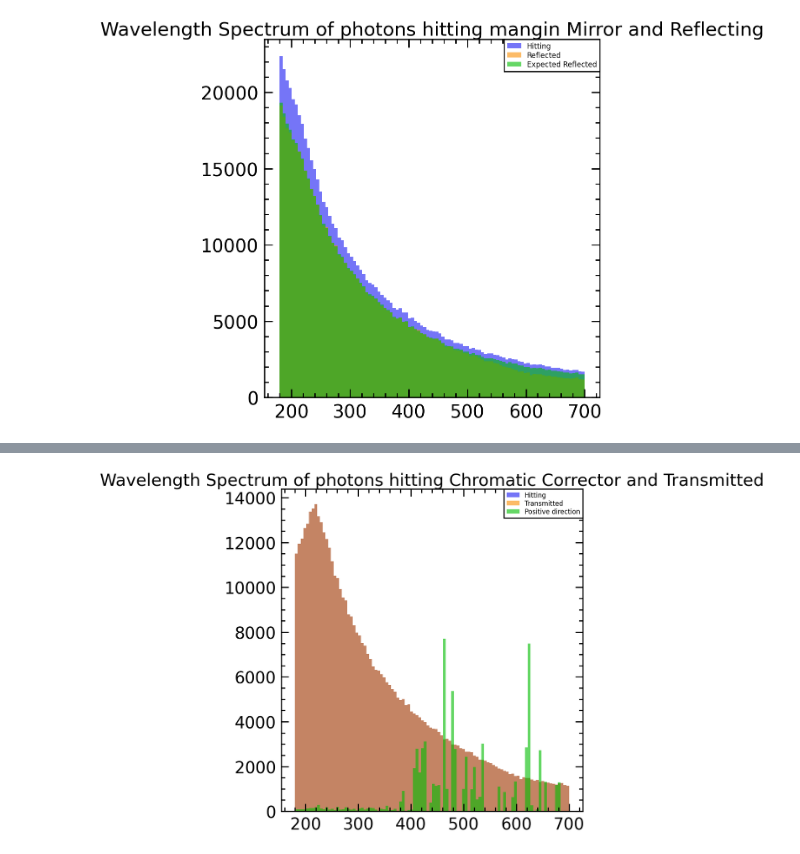
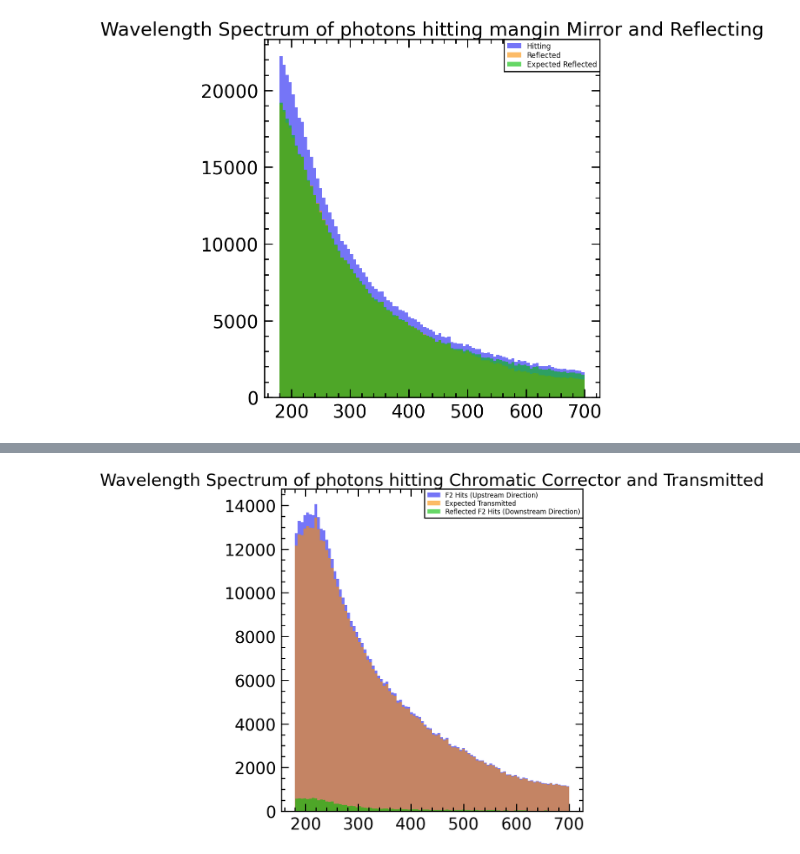
Before and after one commit to SandersJack/NA62_CEDARH_Handbook, a Jupyter notebook: CEDAR_Handbook.ipynb, the cells around one changed output, grey strips where cells are left out. Saved outputs shown, nothing was run; the diff lists cells and outputs as text; code cells hidden in the pictures.

```diff
--- a/CEDAR_Handbook.ipynb
+++ b/CEDAR_Handbook.ipynb
@@ -13,7 +13,7 @@ importlib.reload(Cpm)
 # %% [output]
 <module 'CEDAR_Parameters' from 'c:\\Users\\sande\\Documents\\Coding\\NA62_CEDARH_Handbook\\CEDAR_Parameters.py'>
 # %%
-filename = "Cedar_data/data.F1.2.txt"
+filename = "Cedar_data/data.comb.3.txt"
 verbose_level = 1 # 0 no printout, 1 printout to console, 2 printout to text file
 CEDARH = Cpm.CEDARH()
 print("!")
@@ -67,6 +67,9 @@ crom_F1_trans = []
 crom_F1_for = []
 crom_F1_tran_for = []
 crom_F1_refl = []
+
+crom_F2_hit = []
+crom_F2_refl = []
 
 
 angle  = []
@@ -111,6 +114,9 @@ for t in range(len(events)):
     mang = 0
     mang_L = 0
     mang_p = 0
+
+    prevfinvol = ""
+    prev_prevvol = ""
 
     print(t)
     print("Events: " + str(int(events[t][0][5])+1))
@@ -173,14 +179,17 @@ for t in range(len(events)):
         if prevol == "CedarChromaticF1Surface" and finvol == "CedarChromaticCorrector":
             crom_F1_for.append(ELConvert(e*1e6)*1e3)
 
-        if prevol == "CedarRadiatorGas" and finvol == "CedarChromaticF1Surface":
-            crom_F1_tran_for.append(ELConvert(e*1e6)*1e3)
-
         if prevol == "CedarChromaticF1Surface" and finvol == "CedarRadiatorGas":
             crom_F1_trans.append(ELConvert(e*1e6)*1e3)
 
-        if prevol == "CedarChromaticF1Surface" and finvol == "CedarChromaticCorrector" and prev_prevvol == "CedarChromaticCorrector" and prevfinvol == "CedarChromaticF1Surface":
+        if prev_prevvol == "CedarChromaticF1Surface" and prevfinvol == "CedarChromaticCorrector" and prevol == "CedarChromaticCorrector" and finvol == "CedarChromaticF1Surface":
             crom_F1_refl.append(ELConvert(e*1e6)*1e3)
+
+        if prevol == "CedarRadiatorGas" and finvol == "CedarChromaticF2Surface":
+            crom_F2_hit.append(ELConvert(e*1e6)*1e3)
+
+        if prev_prevvol == "CedarChromaticF2Surface" and prevfinvol == "CedarChromaticCorrector" and prevol == "CedarChromaticCorrector" and finvol == "CedarChromaticF2Surface":
+            crom_F2_refl.append(ELConvert(e*1e6)*1e3)
 
         ###############################################################################
         ##                              -------------------                          ##
@@ -440,23 +460,18 @@ plt.show()
 # %%
-diff = counts2 - counts2_p
-diff_t = counts2_ - counts2_tp
+fig02_4, ax02_4 = plt.subplots(1, 1, figsize=(10, 10))
+counts4, bins4, bars4 = ax02_4.hist(crom_F2_hit,bins=100,label="F2 Hits (Upstream Direction)",alpha=0.6)
 
-diff_for = counts2_p - counts2_tp
 
-fig02_22, ax02_22 = plt.subplots(1, 1, figsize=(10, 10))
-counts22, bins22, bars22 = ax02_22.hist(bins2[:-1],bins2,weights=diff,label="Hitting",alpha=0.6)
-counts22_, bins22_, bars22_ = ax02_22.hist(bins2[:-1],bins2,weights=diff_t,label="Transmitted",alpha=0.6)
+cromexpected = []
+for i in range(len(counts4)):
+    ncounts = counts4[i]*(1-CEDARH.ChromaticCorrectorF2Reflectivity(bins4[i]))
+    for t in range(int(ncounts)):
+        cromexpected.append(bins4[i])
 
-#cromexpected = []
-#for i in range(len(counts2)):
-#    ncounts = counts2[i]*(1-CEDARH.ChromaticCorrectorF1Reflectivity(bins2[i]))
-#    for t in range(int(ncounts)):
-#        cromexpected.append(bins2[i])
-
-counts22_d, bins22_d, bars22_d = ax02_22.hist(bins2[:-1],bins2,weights=diff_for,label="Positive direction",alpha=0.6,range=(min(bins2),max(bins2)))
-#ax02_22.hist(cromexpected,bins=100,label="Expected Transmitted",alpha=0.6,range=(min(bins2),max(bins2)))
-ax02_22.set_title("Wavelength Spectrum of photons hitting Chromatic Corrector and Transmitted")
-ax02_22.legend()
+ax02_4.hist(cromexpected,bins=100,label="Expected Transmitted",alpha=0.6,range=(min(bins4),max(bins4)))
+counts4_r, bins4_r, bars4_r = ax02_4.hist(crom_F2_refl,bins=100,label="Reflected F2 Hits (Downstream Direction)",alpha=0.6)
+ax02_4.set_title("Wavelength Spectrum of photons hitting Chromatic Corrector and Transmitted")
+ax02_4.legend()
 plt.show()
 # %% [output]
-[figure, old version]
+[figure, new version]
```
Also changed, not shown: parts of 17 cells of this notebook, 1 other file.
